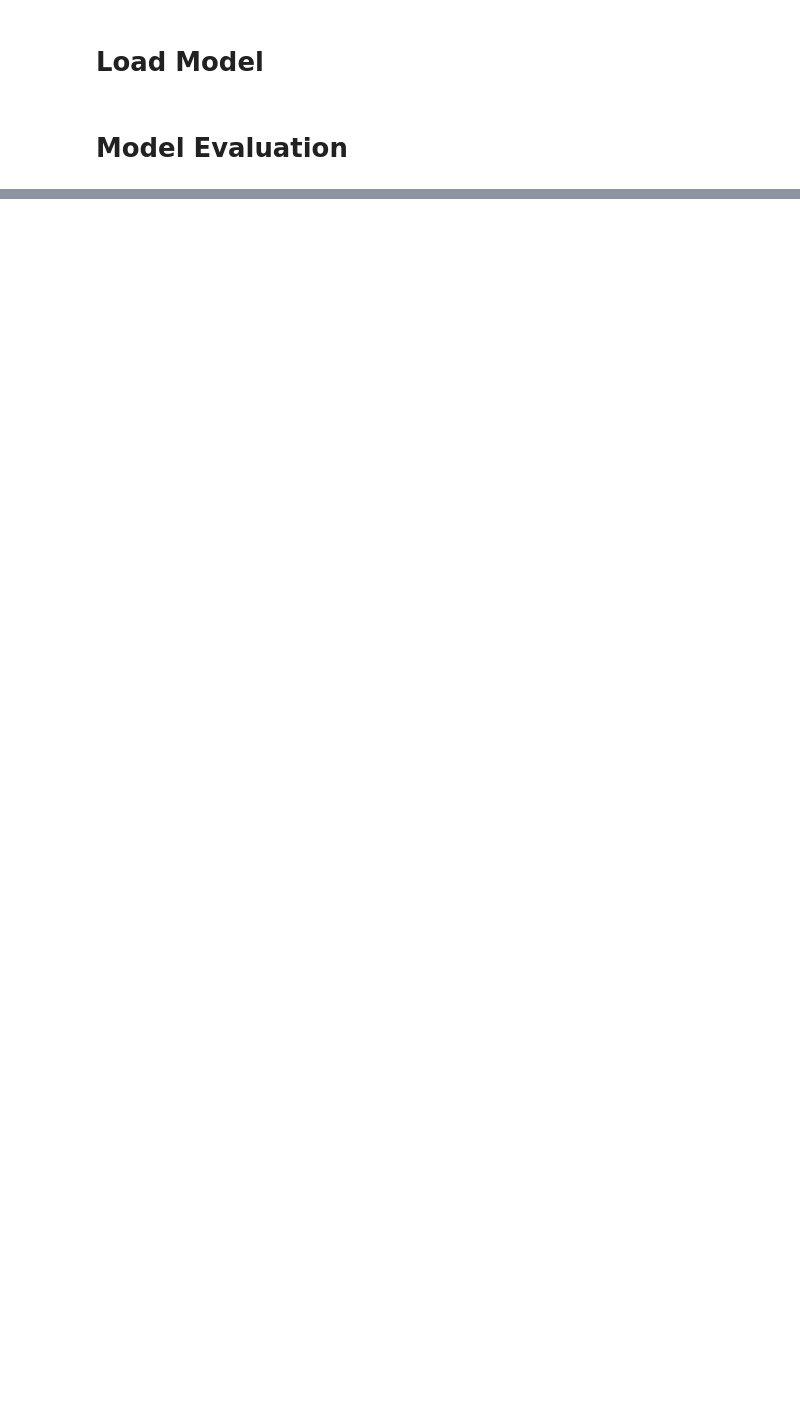
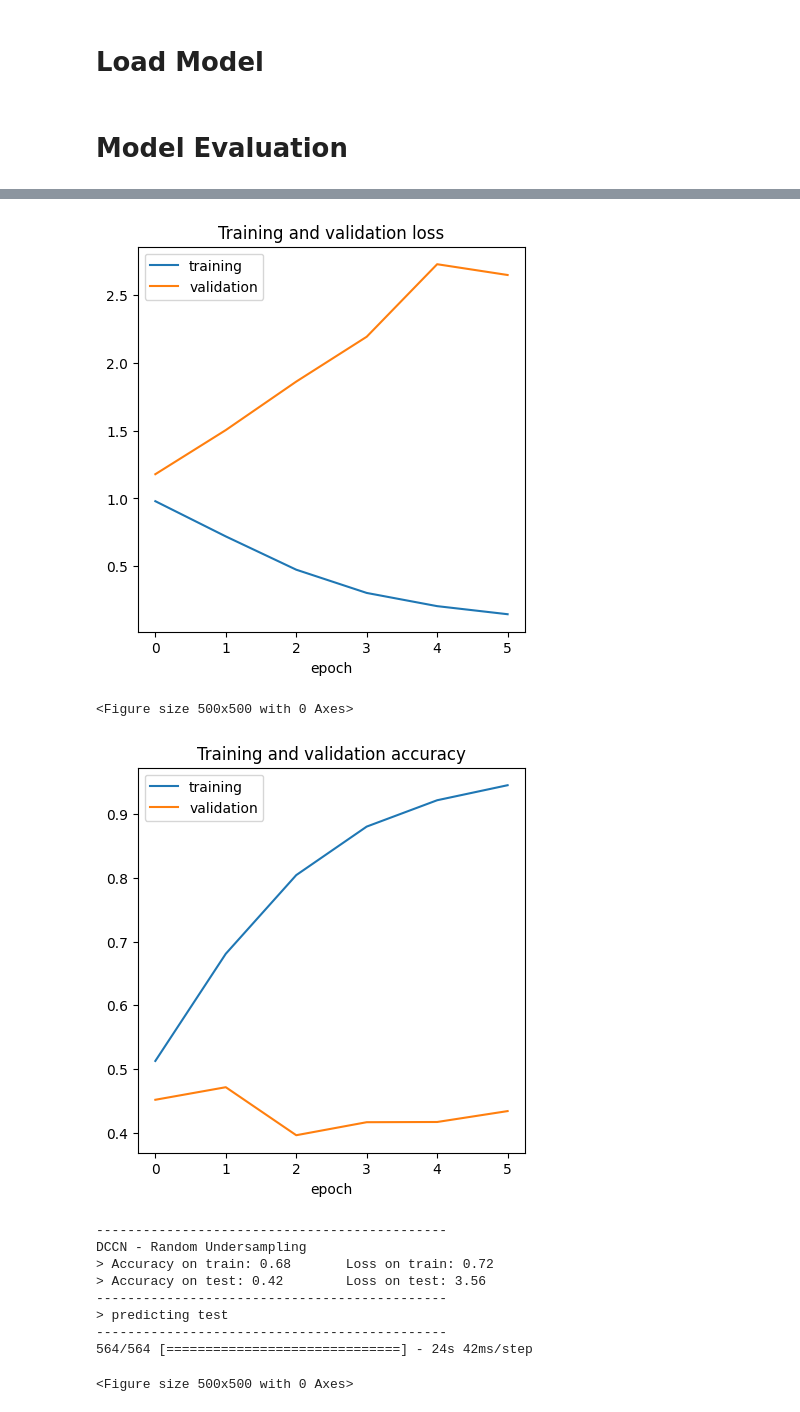
Before and after one commit to giocoal/ADNI-brain-MRI-alzheimer-WGAN-generation-and-classification, a Jupyter notebook: scripts/3_Resnet18_first/rand_under_model.ipynb, the cells around one changed output, grey strips where cells are left out. Saved outputs shown, nothing was run; the diff lists cells and outputs as text; code cells hidden in the pictures; blank space fills up the shorter version.

```diff
--- a/scripts/3_Resnet18_first/rand_under_model.ipynb
+++ b/scripts/3_Resnet18_first/rand_under_model.ipynb
@@ -427,9 +341,9 @@ CATEGORIES = "COVID", "NORMAL","PNEUMONIA"
 
 def print_graph(item, index, history):
     plt.figure()
-    train_values = history[item][0:index]
+    train_values = history[item][:index+5]
     plt.plot(train_values)
-    test_values = history['val_' + item][0:index]
+    test_values = history['val_' + item][:index+5]
     plt.plot(test_values)
     plt.legend(['training','validation'])
     plt.title('Training and validation '+ item)
@@ -447,7 +361,7 @@ def test_set_results(pred_value, n=1):
     ax = plt.axes()
 
     sns.heatmap(corr_pred,annot=True, fmt="d",cmap="Purples", xticklabels=CATEGORIES, yticklabels=CATEGORIES)
-    ax.set_title('Confusion Matrix')
+    ax.set_title('Confusione Matrix')
     plt.show()
 
     n_correct = int(corr_pred[0][0] + corr_pred[1][1] + corr_pred[2][2])
@@ -467,30 +381,30 @@ def printResults(name, model):
     test_set_results(preds)
 # %%
 def model_summary(model, history, name):
-        val_acc = history['val_accuracy']
-        index= val_acc.index(max(val_acc))
-        print('Best Epochs:', index)
+    val_acc = history['val_accuracy'] #validation accuracy history
+    index= val_acc.index(max(val_acc))
+    print('Best Epochs:', index)
 
 
-        test_loss, test_accuracy, test_precision, test_recall, auc,  _ = model.evaluate(test_data, verbose=1)
+    test_loss, test_accuracy, test_precision, test_recall, auc, _, _, _ = model.evaluate(test_data, verbose=1)
 
-        train_accuracy = history['accuracy'][index]
-        train_loss = history['loss'][index]
+    train_accuracy = history['accuracy'][index]
+    train_loss = history['loss'][index]
 
-        print_graph('loss', index, history)
-        print_graph('accuracy', index, history)
+    print_graph('loss', index, history)
+    print_graph('accuracy', index, history)
 
-        print('---'*15)
-        print(name)
-        print('> Accuracy on train:',round(train_accuracy, 2),
-                '\tLoss on train:', round(train_loss,2))
+    print('---'*15)
+    print(name)
+    print('> Accuracy on train:',round(train_accuracy, 2),
+            '\tLoss on train:', round(train_loss,2))
 
 
-        print('> Accuracy on test:',round(test_accuracy, 2),
-                '\tLoss on test:',round(test_loss,2))
+    print('> Accuracy on test:',round(test_accuracy, 2),
+            '\tLoss on test:',round(test_loss,2))
 
-        print('---'*15)
-        print('> predicting test')
-        print('---'*15)
+    print('---'*15)
+    print('> predicting test')
+    print('---'*15)
 
-        printResults(name, model)
+    printResults(name, model)
@@ -528,0 +411,3 @@ weighted avg       0.88      0.87      0.87       397
+# %%
+model_summary(net_dcnn, history, 'DCCN - Random Undersampling')
+# %% [output]
@@ -528,0 +416,12 @@ weighted avg       0.88      0.87      0.87       397
+[figure, added]
+<Figure size 500x500 with 0 Axes>
+[figure, added]
+---------------------------------------------
+DCCN - Random Undersampling
+> Accuracy on train: 0.68       Loss on train: 0.72
+> Accuracy on test: 0.42        Loss on test: 3.56
+---------------------------------------------
+> predicting test
+---------------------------------------------
+564/564 [==============================] - 24s 42ms/step
+<Figure size 500x500 with 0 Axes>
```
Also changed, not shown: parts of 34 cells of this notebook, 3 other files.
